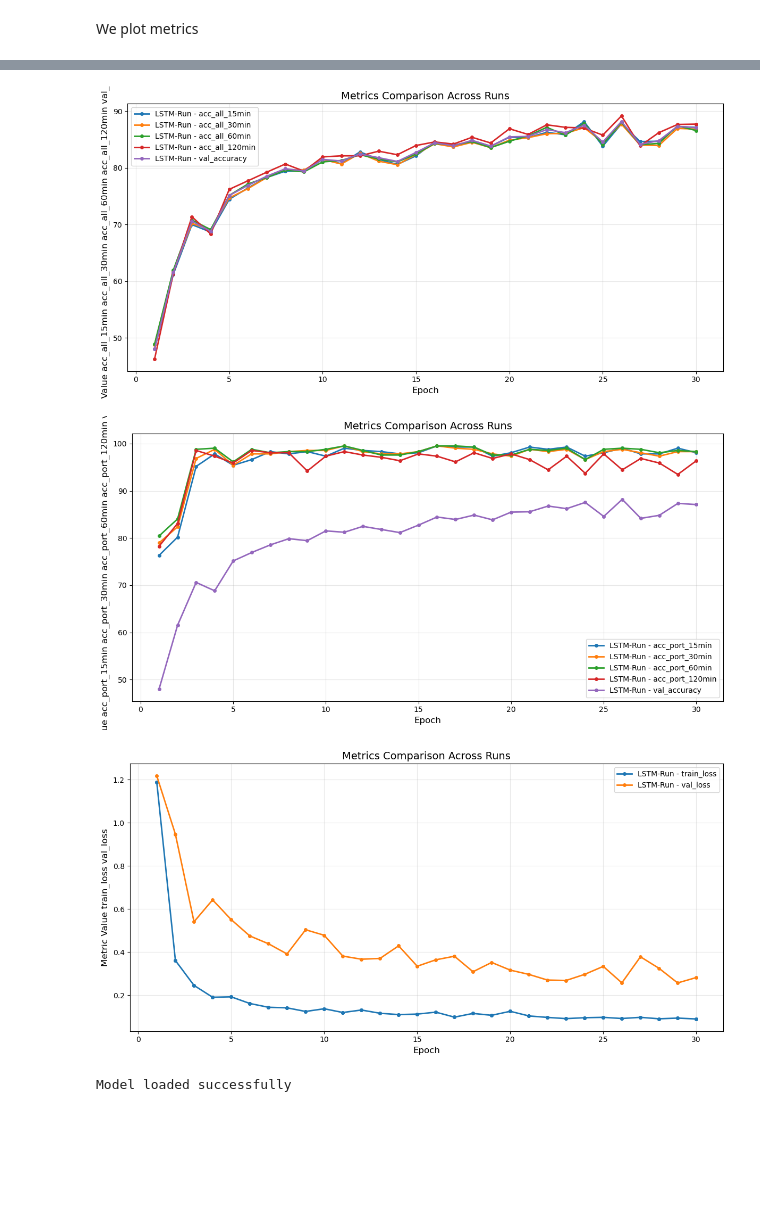
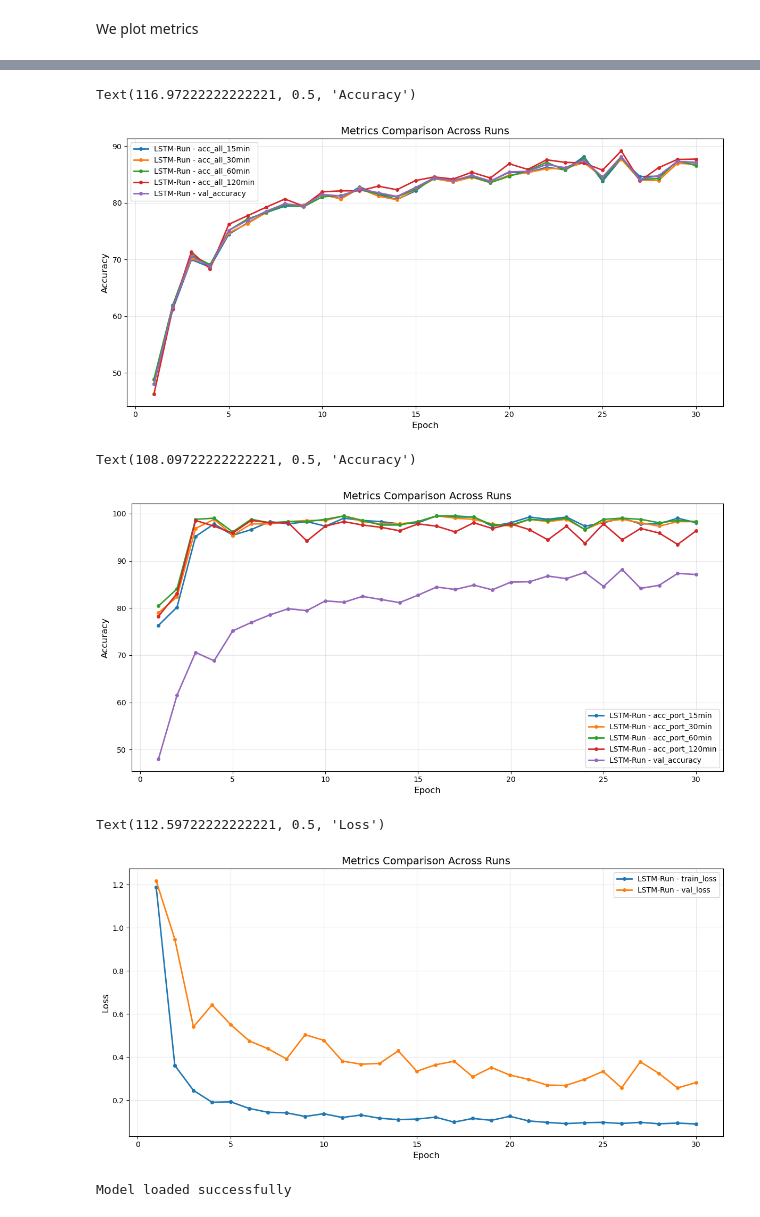
Before and after one commit to ChrAN103/Increasing-Maritime-Domain-Awareness-using-spatio-temporal-sequential-data, a Jupyter notebook: main.ipynb, the cells around one changed output, grey strips where cells are left out. Cells and saved outputs as stored; diff of their text form; code cells hidden in the pictures; blank space fills up the shorter version.

```diff
--- a/main.ipynb
+++ b/main.ipynb
@@ -747,7 +747,8 @@ def plot_runs_comparison(client, run_ids, metric_names=None):
     ax.legend(loc='best')
     ax.grid(True, alpha=0.3)
     plt.tight_layout()
-    plt.show()
+    # plt.show()
+    return ax
 
 
 # Example usage:
@@ -759,15 +761,21 @@ plot_runs_comparison(client, [run_id_1], metric_names=['val_loss'])
 # %%
-plot_runs_comparison(client, [run_id_1], metric_names=['acc_all_15min','acc_all_30min','acc_all_60min', 'acc_all_120min','val_accuracy'])
+ax = plot_runs_comparison(client, [run_id_1], metric_names=['acc_all_15min','acc_all_30min','acc_all_60min', 'acc_all_120min','val_accuracy'])
+ax.set_ylabel('Accuracy', fontsize=12)
 # %% [output]
+Text(116.97222222222221, 0.5, 'Accuracy')
-[figure, old version]
+[figure, new version]
 # %%
-plot_runs_comparison(client, [run_id_1], metric_names=['acc_port_15min','acc_port_30min','acc_port_60min', 'acc_port_120min','val_accuracy'])
+ax = plot_runs_comparison(client, [run_id_1], metric_names=['acc_port_15min','acc_port_30min','acc_port_60min', 'acc_port_120min','val_accuracy'])
+ax.set_ylabel('Accuracy', fontsize=12)
 # %% [output]
+Text(108.09722222222221, 0.5, 'Accuracy')
-[figure, old version]
+[figure, new version]
 # %%
-plot_runs_comparison(client, [run_id_1], metric_names=['train_loss','val_loss'])
+ax = plot_runs_comparison(client, [run_id_1], metric_names=['train_loss','val_loss'])
+ax.set_ylabel('Loss', fontsize=12)
 # %% [output]
+Text(112.59722222222221, 0.5, 'Loss')
-[figure, old version]
+[figure, new version]
 # %%
 
 
```
Also changed, not shown: parts of 1 cell of this notebook.
